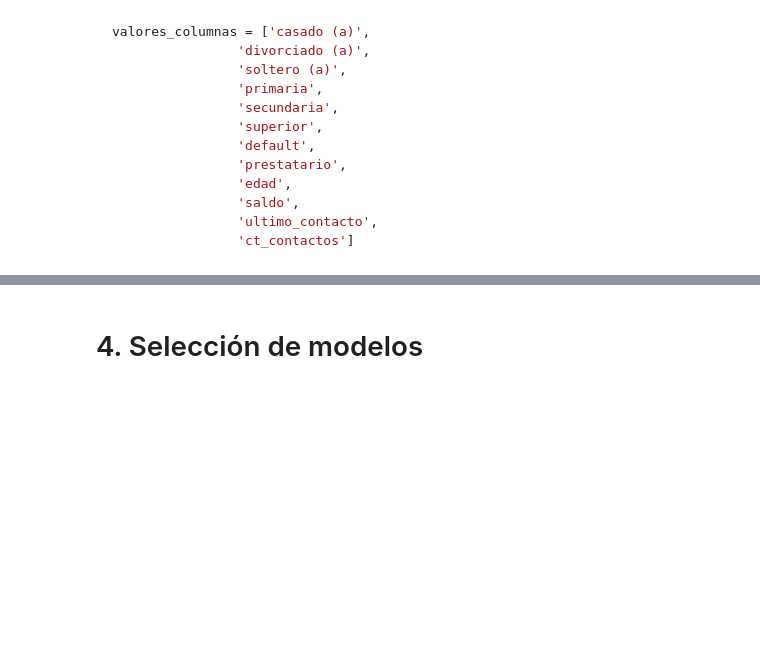
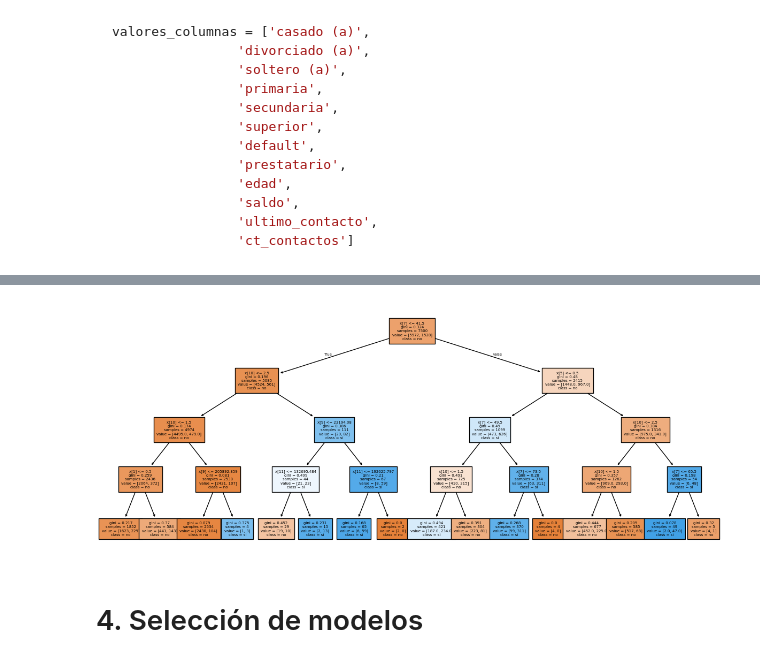
Before and after one commit to cadv1984/portafolio, a Jupyter notebook: Clasificacion_primeros_pasos.ipynb, the cells around one changed output, grey strips where cells are left out. Cells and saved outputs as stored; diff of their text form; code cells hidden in the pictures; blank space fills up the shorter version.

```diff
--- a/Clasificacion_primeros_pasos.ipynb
+++ b/Clasificacion_primeros_pasos.ipynb
@@ -463,0 +547,2 @@ valores_columnas = ['casado (a)',
+# %%
+xx_train, xx_test, yy_train, yy_test = train_test_split(XX, yy, stratify = yy,  random_state = 5)
@@ -464,3 +570,8 @@ valores_columnas = ['casado (a)',
+# %%
+plt.figure(figsize = (15, 6))
+plot_tree(arbol, filled = True, class_names = ['no', 'sí'], fontsize = 5);
+# %% [output]
+[figure, added]
 # %% [markdown]
 # 4. Selección de modelos
 # %% [markdown]
```
Also changed, not shown: parts of 21 cells of this notebook.
